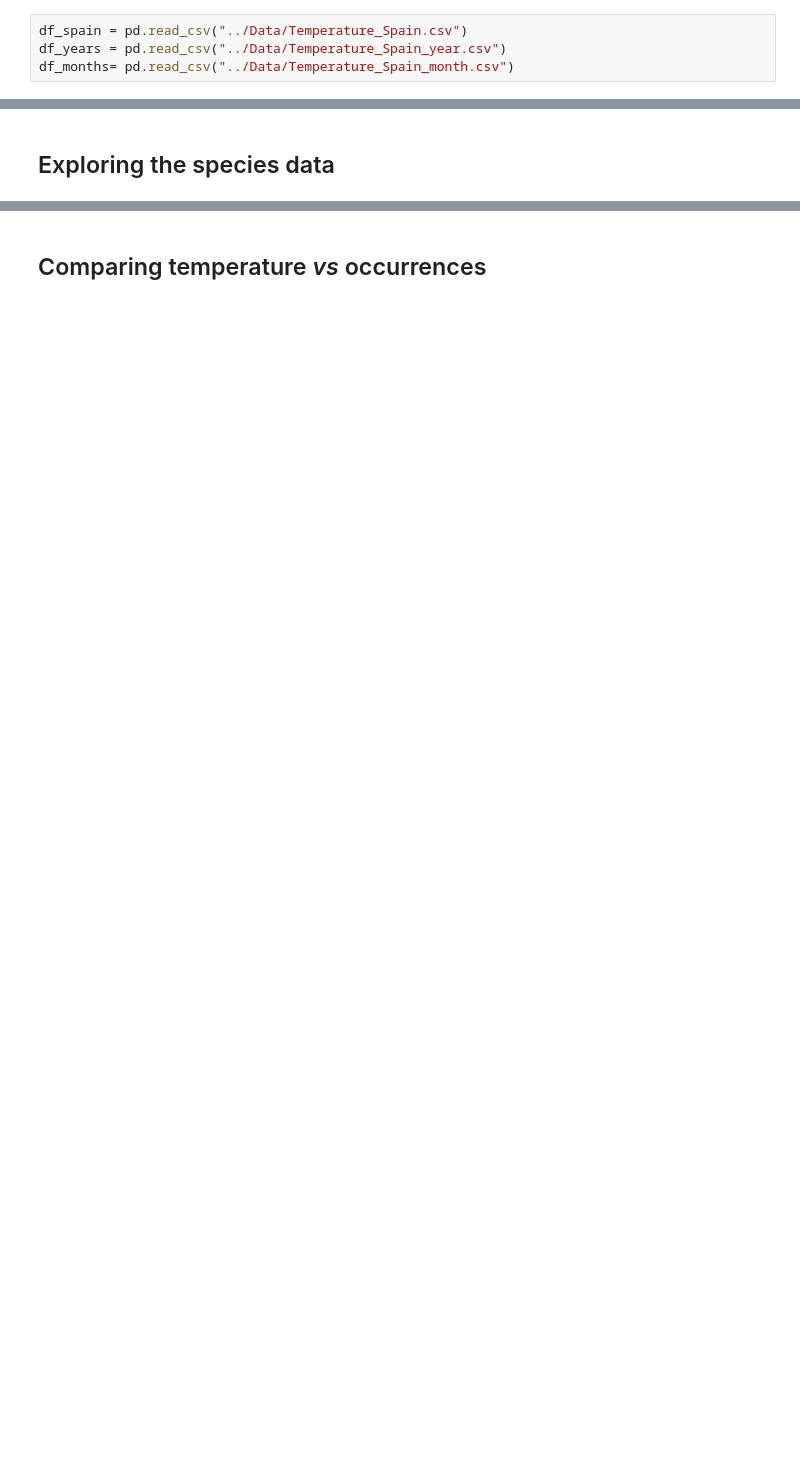
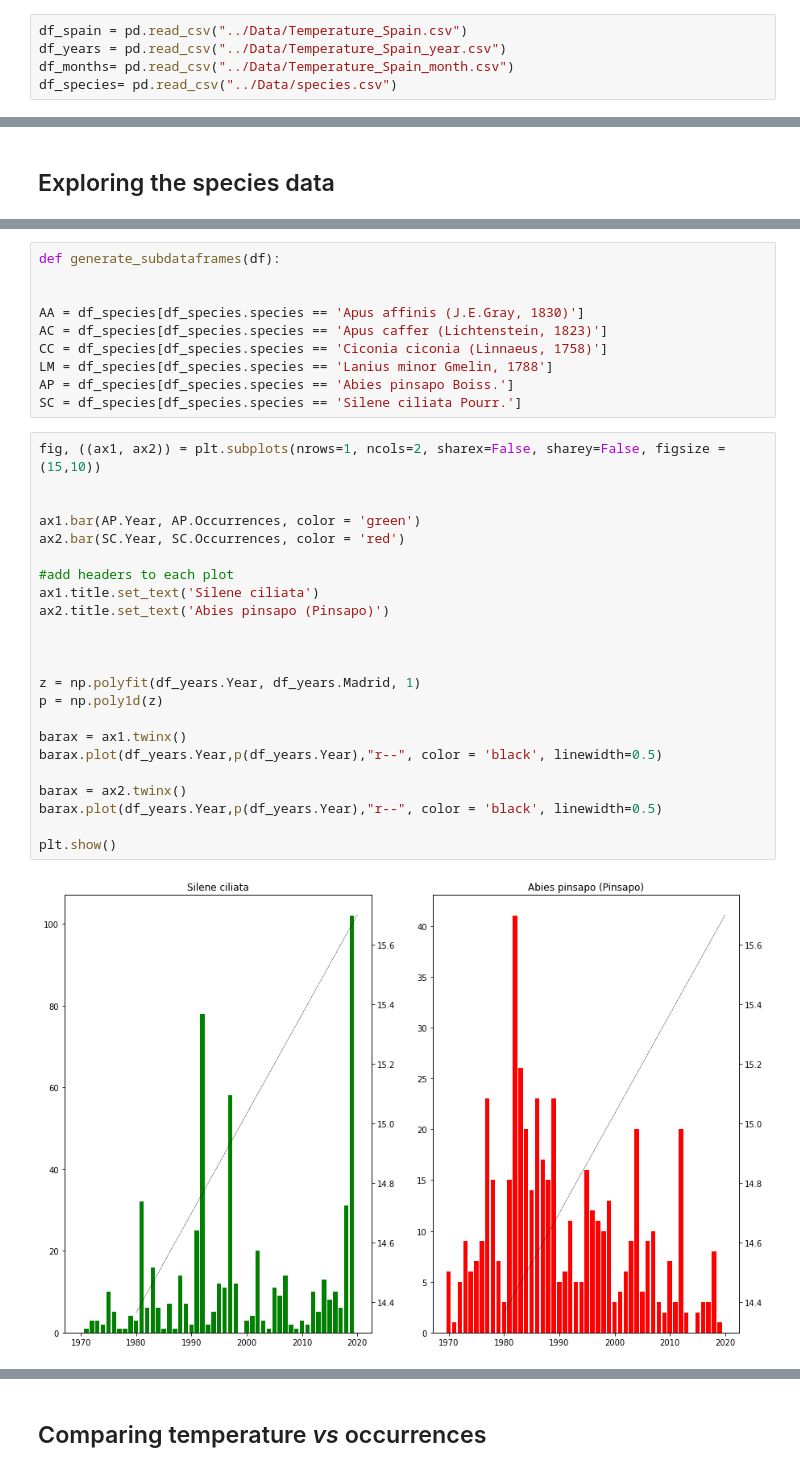
Before and after one commit to AnaAGG/Effects_of_Climatic_Change_on_Species_Distributions, a Jupyter notebook: Output/Visualization.ipynb, the cells around one changed output, grey strips where cells are left out. Saved outputs shown, nothing was run; the diff lists cells and outputs as text; blank space fills up the shorter version.

```diff
--- a/Output/Visualization.ipynb
+++ b/Output/Visualization.ipynb
@@ -20,6 +17,7 @@ sys.path.append('../')
 df_spain = pd.read_csv("../Data/Temperature_Spain.csv")
 df_years = pd.read_csv("../Data/Temperature_Spain_year.csv")
 df_months= pd.read_csv("../Data/Temperature_Spain_month.csv")
+df_species= pd.read_csv("../Data/species.csv")
 # %% [markdown]
 ## Exploring the temperature data
 # %% [markdown]
@@ -28,0 +120,35 @@ df_months= pd.read_csv("../Data/Temperature_Spain_month.csv")
+# %%
+def generate_subdataframes(df):
+
+
+AA = df_species[df_species.species == 'Apus affinis (J.E.Gray, 1830)']
+AC = df_species[df_species.species == 'Apus caffer (Lichtenstein, 1823)']
+CC = df_species[df_species.species == 'Ciconia ciconia (Linnaeus, 1758)']
+LM = df_species[df_species.species == 'Lanius minor Gmelin, 1788']
+AP = df_species[df_species.species == 'Abies pinsapo Boiss.']
+SC = df_species[df_species.species == 'Silene ciliata Pourr.']
+# %%
+fig, ((ax1, ax2)) = plt.subplots(nrows=1, ncols=2, sharex=False, sharey=False, figsize = (15,10))
+
+
+ax1.bar(AP.Year, AP.Occurrences, color = 'green')
+ax2.bar(SC.Year, SC.Occurrences, color = 'red')
+
+#add headers to each plot
+ax1.title.set_text('Silene ciliata')
+ax2.title.set_text('Abies pinsapo (Pinsapo)')
+
+
+
+z = np.polyfit(df_years.Year, df_years.Madrid, 1)
+p = np.poly1d(z)
+
+barax = ax1.twinx()
+barax.plot(df_years.Year,p(df_years.Year),"r--", color = 'black', linewidth=0.5)
+
+barax = ax2.twinx()
+barax.plot(df_years.Year,p(df_years.Year),"r--", color = 'black', linewidth=0.5)
+
+plt.show()
+# %% [output]
+[figure, added]
```
Also changed, not shown: parts of 12 cells of this notebook.
